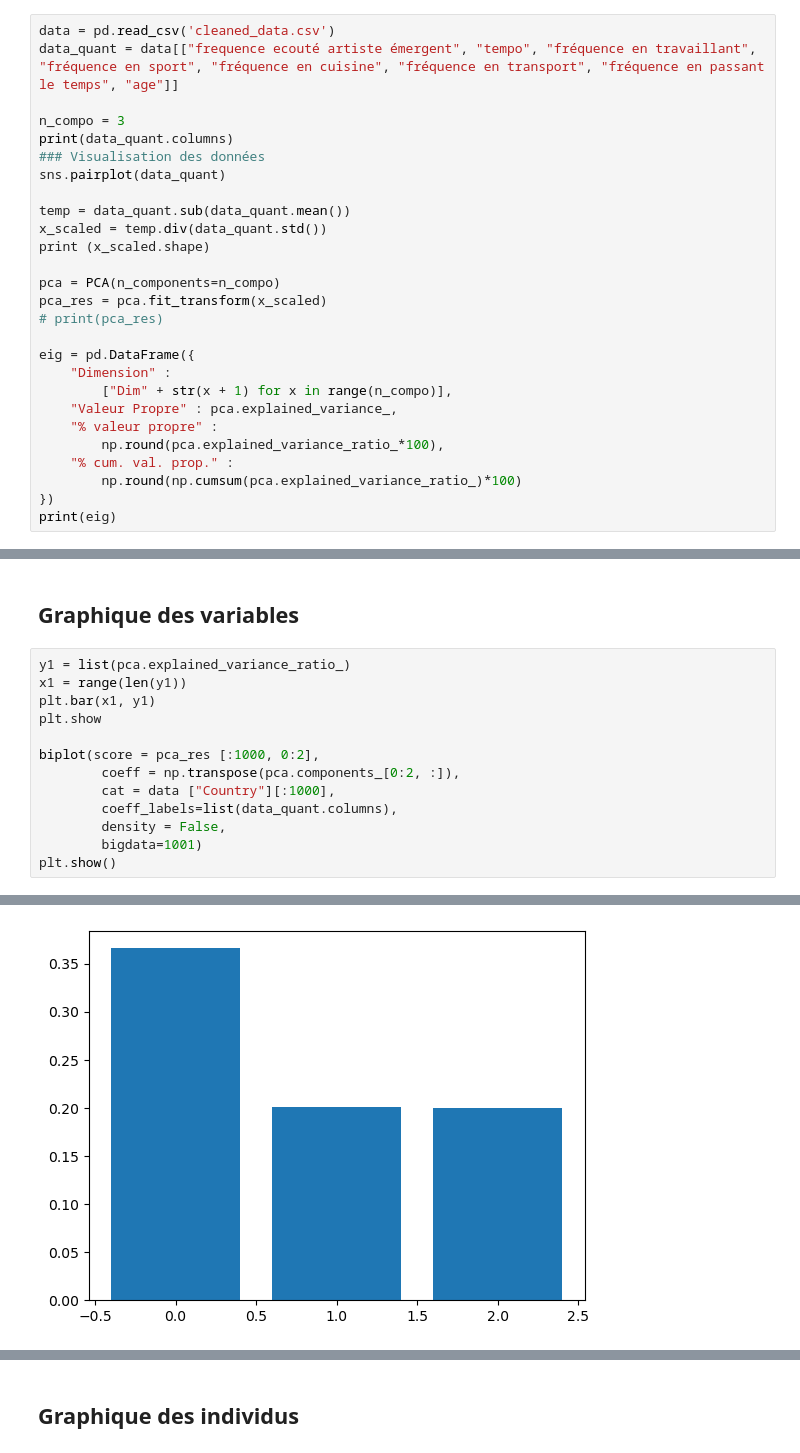
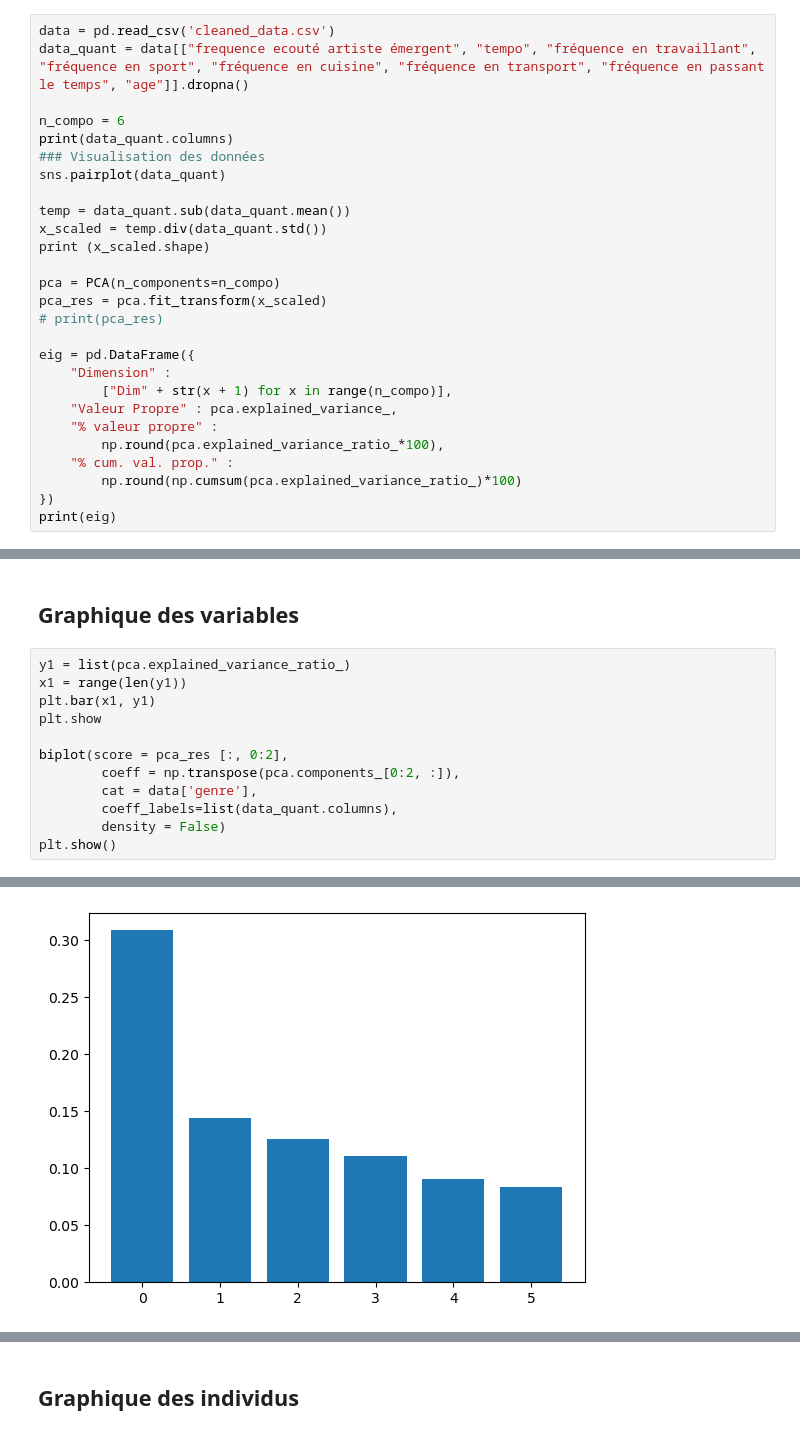
Before and after one commit to MatheoPf/myli, a Jupyter notebook: projetMovies.ipynb, the cells around one changed output, grey strips where cells are left out. Saved outputs shown, nothing was run; the diff lists cells and outputs as text.

```diff
--- a/projetMovies.ipynb
+++ b/projetMovies.ipynb
@@ -13,9 +13,9 @@ from sklearn.preprocessing import StandardScaler
 ## Extraction et nettoyage des données
 # %%
 data = pd.read_csv('cleaned_data.csv')
-data_quant = data[["frequence ecouté artiste émergent", "tempo", "fréquence en travaillant", "fréquence en sport", "fréquence en cuisine", "fréquence en transport", "fréquence en passant le temps", "age"]]
+data_quant = data[["frequence ecouté artiste émergent", "tempo", "fréquence en travaillant", "fréquence en sport", "fréquence en cuisine", "fréquence en transport", "fréquence en passant le temps", "age"]].dropna()
 
-n_compo = 3
+n_compo = 6
 print(data_quant.columns)
 ### Visualisation des données
 sns.pairplot(data_quant)
@@ -59,12 +64,11 @@ x1 = range(len(y1))
 plt.bar(x1, y1)
 plt.show
 
-biplot(score = pca_res [:1000, 0:2],
+biplot(score = pca_res [:, 0:2],
         coeff = np.transpose(pca.components_[0:2, :]),
-        cat = data ["Country"][:1000],
+        cat = data['genre'],
         coeff_labels=list(data_quant.columns),
-        density = False,
-        bigdata=1001)
+        density = False)
 plt.show()
 # %% [output]
 Attention : pour des facilités d'affichage, les données sont centrées-réduites
@@ -71 +77 @@ Attention : pour des facilités d'affichage, les données sont centrées-réduit
-[figure, old version]
+[figure, new version]
```
Also changed, not shown: parts of 2 cells of this notebook, 2 other files.
